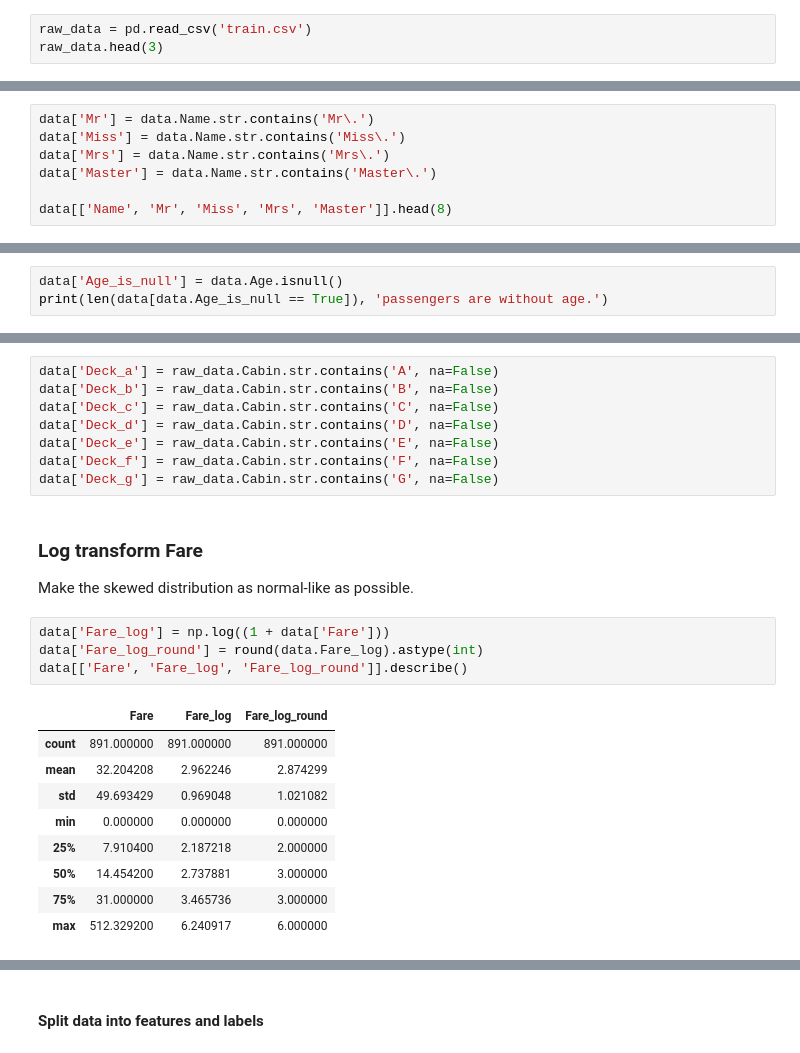
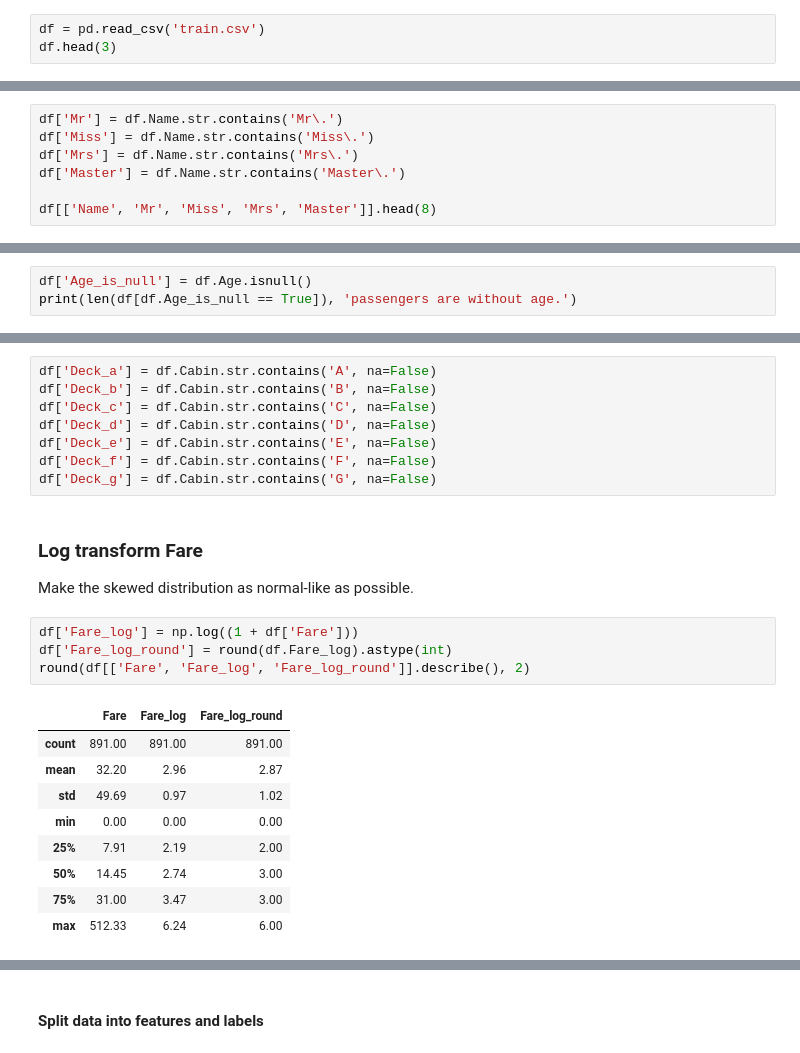
Before and after one commit to korjusk/Titanic, a Jupyter notebook: titanic_notebook.ipynb, the cells around one changed output, grey strips where cells are left out. Saved outputs shown, nothing was run; the diff lists cells and outputs as text.

```diff
--- a/titanic_notebook.ipynb
+++ b/titanic_notebook.ipynb
@@ -12,8 +12,8 @@ from sklearn.model_selection import train_test_split
 # %% [markdown]
 #### Read and describe the training data
 # %%
-raw_data = pd.read_csv('train.csv')
-raw_data.head(3)
+df = pd.read_csv('train.csv')
+df.head(3)
 # %% [output]
 |  | PassengerId | Survived | Pclass | Name | Sex | Age | SibSp | Parch | Ticket | Fare | ... |
 | 0 | 1 | 0 | 3 | Braund, Mr. Owen Harris | male | 22.0 | 1 | 0 | A/5 21171 | 7.2500 | ... |
@@ -133,12 +131,12 @@ Lord 0
 General 0
 Captain 0
 # %%
-data['Mr'] = data.Name.str.contains('Mr\.')
-data['Miss'] = data.Name.str.contains('Miss\.')
-data['Mrs'] = data.Name.str.contains('Mrs\.')
-data['Master'] = data.Name.str.contains('Master\.')
+df['Mr'] = df.Name.str.contains('Mr\.')
+df['Miss'] = df.Name.str.contains('Miss\.')
+df['Mrs'] = df.Name.str.contains('Mrs\.')
+df['Master'] = df.Name.str.contains('Master\.')
 
-data[['Name', 'Mr', 'Miss', 'Mrs', 'Master']].head(8)
+df[['Name', 'Mr', 'Miss', 'Mrs', 'Master']].head(8)
 # %% [output]
 |  | Name | Mr | Miss | Mrs | Master |
 | 0 | Braund, Mr. Owen Harris | True | False | False | False |
@@ -150,35 +148,35 @@ data[['Name', 'Mr', 'Miss', 'Mrs', 'Master']].head(8)
 | 6 | McCarthy, Mr. Timothy J | True | False | False | False |
 | 7 | Palsson, Master. Gosta Leonard | False | False | False | True |
 # %%
-data['Age_is_null'] = data.Age.isnull()
-print(len(data[data.Age_is_null == True]), 'passengers are without age.')
+df['Age_is_null'] = df.Age.isnull()
+print(len(df[df.Age_is_null == True]), 'passengers are without age.')
 # %% [output]
 177 passengers are without age.
 # %%
-data['Deck_a'] = raw_data.Cabin.str.contains('A', na=False)
-data['Deck_b'] = raw_data.Cabin.str.contains('B', na=False)
-data['Deck_c'] = raw_data.Cabin.str.contains('C', na=False)
-data['Deck_d'] = raw_data.Cabin.str.contains('D', na=False)
-data['Deck_e'] = raw_data.Cabin.str.contains('E', na=False)
-data['Deck_f'] = raw_data.Cabin.str.contains('F', na=False)
-data['Deck_g'] = raw_data.Cabin.str.contains('G', na=False)
+df['Deck_a'] = df.Cabin.str.contains('A', na=False)
+df['Deck_b'] = df.Cabin.str.contains('B', na=False)
+df['Deck_c'] = df.Cabin.str.contains('C', na=False)
+df['Deck_d'] = df.Cabin.str.contains('D', na=False)
+df['Deck_e'] = df.Cabin.str.contains('E', na=False)
+df['Deck_f'] = df.Cabin.str.contains('F', na=False)
+df['Deck_g'] = df.Cabin.str.contains('G', na=False)
 # %% [markdown]
 ### Log transform Fare
 Make the skewed distribution as normal-like as possible.
 # %%
-data['Fare_log'] = np.log((1 + data['Fare']))
-data['Fare_log_round'] = round(data.Fare_log).astype(int)
-data[['Fare', 'Fare_log', 'Fare_log_round']].describe()
+df['Fare_log'] = np.log((1 + df['Fare']))
+df['Fare_log_round'] = round(df.Fare_log).astype(int)
+round(df[['Fare', 'Fare_log', 'Fare_log_round']].describe(), 2)
 # %% [output]
 |  | Fare | Fare_log | Fare_log_round |
-| count | 891.000000 | 891.000000 | 891.000000 |
-| mean | 32.204208 | 2.962246 | 2.874299 |
-| std | 49.693429 | 0.969048 | 1.021082 |
-| min | 0.000000 | 0.000000 | 0.000000 |
-| 25% | 7.910400 | 2.187218 | 2.000000 |
-| 50% | 14.454200 | 2.737881 | 3.000000 |
-| 75% | 31.000000 | 3.465736 | 3.000000 |
-| max | 512.329200 | 6.240917 | 6.000000 |
+| count | 891.00 | 891.00 | 891.00 |
+| mean | 32.20 | 2.96 | 2.87 |
+| std | 49.69 | 0.97 | 1.02 |
+| min | 0.00 | 0.00 | 0.00 |
+| 25% | 7.91 | 2.19 | 2.00 |
+| 50% | 14.45 | 2.74 | 3.00 |
+| 75% | 31.00 | 3.47 | 3.00 |
+| max | 512.33 | 6.24 | 6.00 |
 # %%
 plt.figure(1, figsize=(14, 8))
 
```
Also changed, not shown: parts of 24 cells of this notebook, 2 other files.
